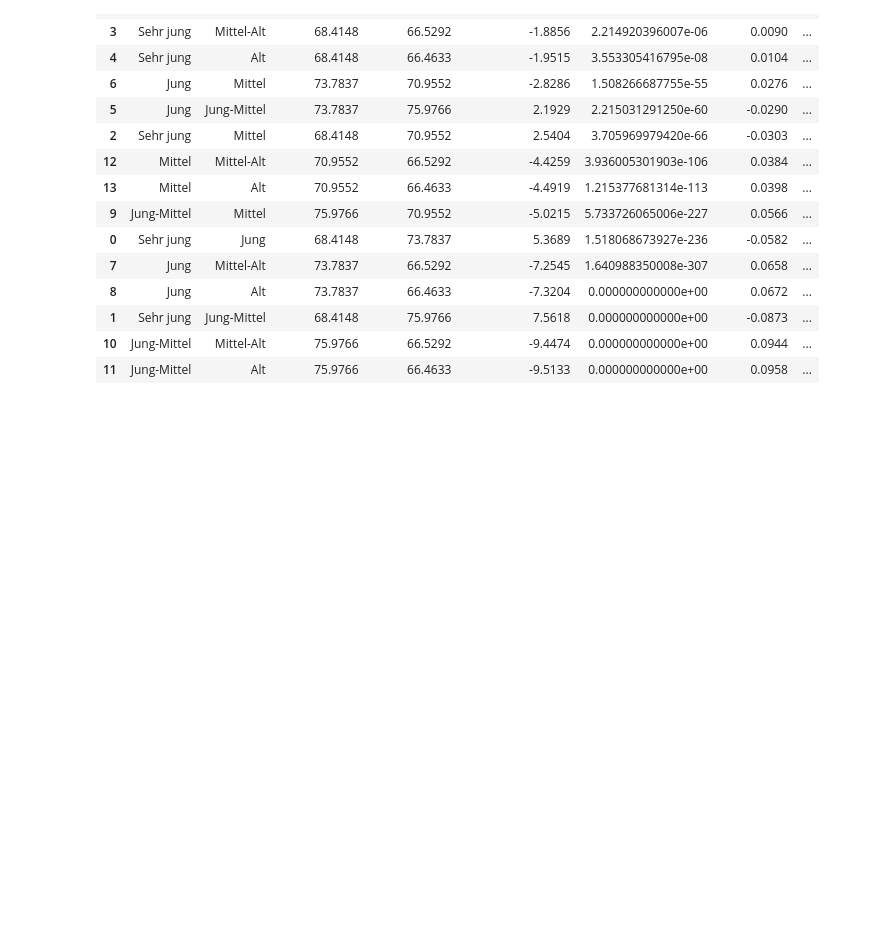
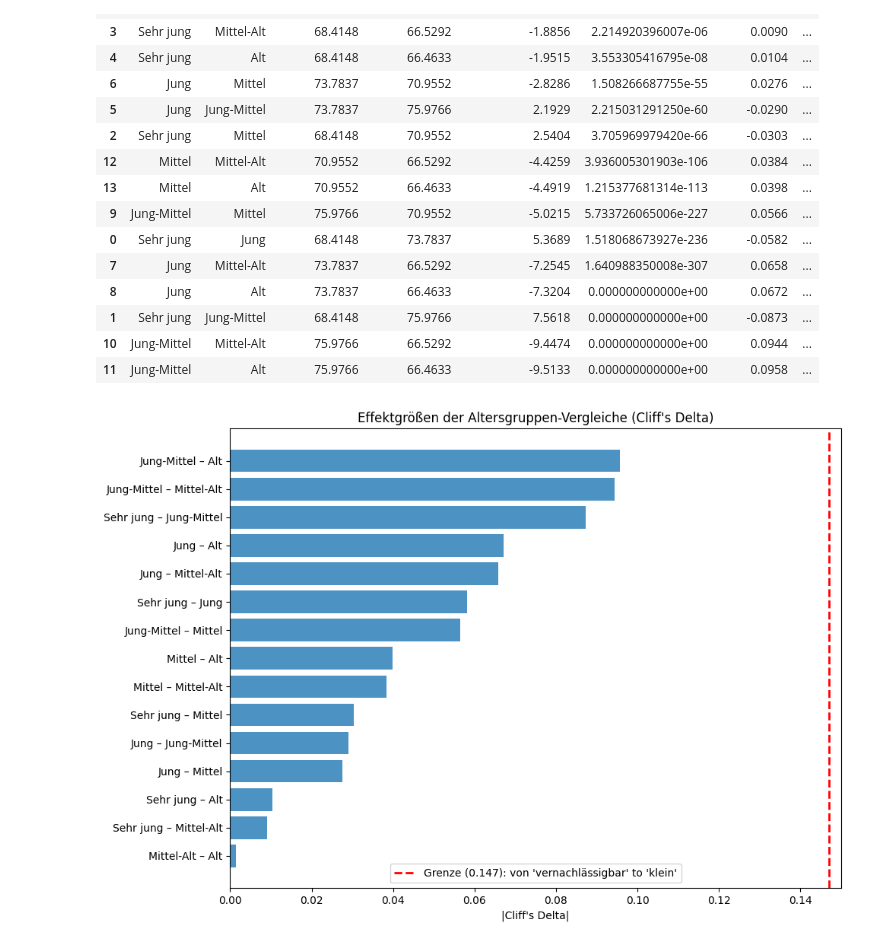
Before and after one commit to philethaler/Statistik-Datenbank, a Jupyter notebook: Analyse_9.ipynb, the cells around one changed output. Drawn from its saved outputs; the diff is of its cells as text; code cells hidden in the pictures; blank space fills up the shorter version.

Commit message:
update gruppenvergleiche

```diff
--- a/Analyse_9.ipynb
+++ b/Analyse_9.ipynb
@@ -590,3 +590,34 @@ age_compare_cliff
 | 1 | Sehr jung | Jung-Mittel | 68.4148 | 75.9766 | 7.5618 | 0.000000000000e+00 | -0.0873 | ... |
 | 10 | Jung-Mittel | Mittel-Alt | 75.9766 | 66.5292 | -9.4474 | 0.000000000000e+00 | 0.0944 | ... |
 | 11 | Jung-Mittel | Alt | 75.9766 | 66.4633 | -9.5133 | 0.000000000000e+00 | 0.0958 | ... |
+# %%
+
+# 1) Paar-Labels und |Cliff's Delta| berechnen
+plot_df = age_compare_cliff.copy()
+plot_df["Paar"] = plot_df["Gruppe 1"].astype(str) + " – " + plot_df["Gruppe 2"].astype(str)
+plot_df["abs_delta"] = plot_df["Cliff's Delta"].abs()
+
+# Nach Effektstärke sortieren
+plot_df = plot_df.sort_values("abs_delta")
+
+# 2) Plot
+plt.figure(figsize=(10, 7))
+y_pos = np.arange(len(plot_df))
+
+plt.barh(y_pos, plot_df["abs_delta"], color="tab:blue", alpha=0.8)
+plt.yticks(y_pos, plot_df["Paar"])
+plt.xlabel("|Cliff's Delta|")
+plt.title("Effektgrößen der Altersgruppen-Vergleiche (Cliff's Delta)")
+
+# Schwelle zwischen 'negligible' und 'small' einzeichnen
+threshold = 0.147
+plt.axvline(threshold, color="red", linestyle="--", linewidth=2, label="Grenze (0.147): von 'vernachlässigbar' to 'klein'")
+
+# x-Achse auf einen sinnvollen Bereich beschränken (hier bis 0.15, weil alle Effekte klein sind)
+plt.xlim(0, 0.15)
+
+plt.legend()
+plt.tight_layout()
+plt.show()
+# %% [output]
+[figure, added]
```
Also changed, not shown: parts of 1 cell of this notebook.
